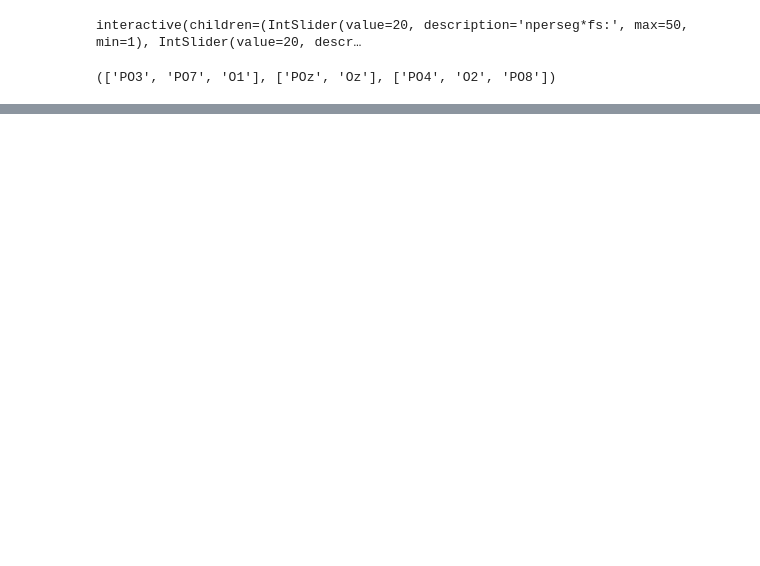
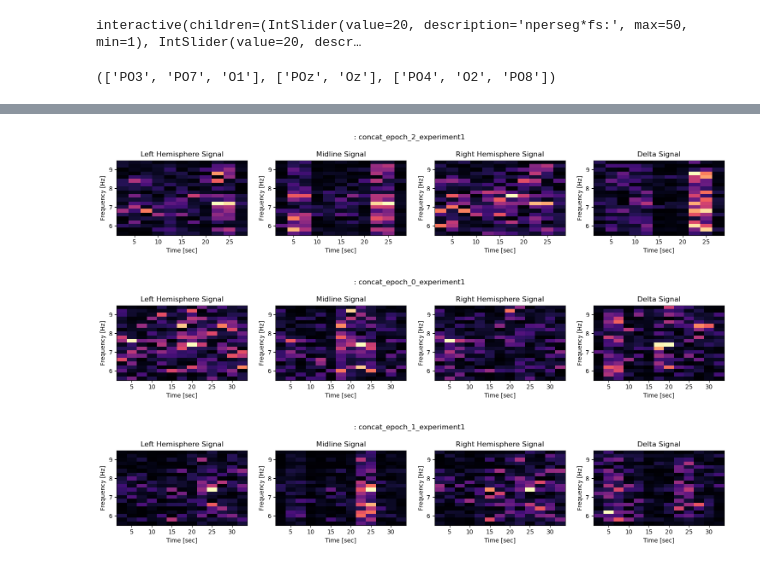
Before and after one commit to alken01/BCI, a Jupyter notebook: analysis.ipynb, the cells around one changed output, grey strips where cells are left out. Cells and saved outputs as stored; diff of their text form; code cells hidden in the pictures; blank space fills up the shorter version.

```diff
--- a/analysis.ipynb
+++ b/analysis.ipynb
@@ -176,33 +176,37 @@ def plot_spectrogram_and_bands(eeg,title=None, band_freqs=None, f_min=5, f_max=1
         frequencies_masked = frequencies[mask]
         return frequencies_masked, times, spectrogram_masked
 
     # Plot the spectrogram using matplotlib
 
     # fig, axs = plt.subplots(nrows=2, ncols=3,figsize=(15, 6))
     fig, axs = plt.subplots(nrows=1, ncols=4,figsize=(15, 3))
     def plot_sepctro(ax, signal, title, nfft, nperseg):
         frequencies_masked, times, spectrogram_masked = masked_spectogram(signal, nperseg=nperseg,nfft=nfft)
         ax.pcolormesh(times, frequencies_masked, spectrogram_masked, cmap ='magma')
         ax.set_ylim(f_min, f_max)
         ax.set_ylabel('Frequency [Hz]')
         ax.set_xlabel('Time [sec]')
         ax.set_title(title)
         # add yline for stimulus
         # for stim in eeg.stimulus_frequency:
         #     ax.axhline(y=stim, color='gray', linestyle='--')
 
 
     plot_sepctro(axs[0], left_hemisphere_signal, 'Left Hemisphere Signal', nfft, nperseg)
     plot_sepctro(axs[1], midline_hemisphere_signal, 'Midline Signal', nfft, nperseg)
     plot_sepctro(axs[2], right_hemisphere_signal, 'Right Hemisphere Signal', nfft, nperseg)
     plot_sepctro(axs[3], right_hemisphere_signal-left_hemisphere_signal, 'Delta Signal', nfft, nperseg)
 
     if title:
         fig.suptitle(title)
     plt.tight_layout()
     plt.show()
 
 for eeg in eeg_data:
-    if('Right' in eeg.title or 'Left' in eeg.title):
-        plot_spectrogram_and_bands(eeg, title = eeg.title, band_freqs=eeg.stimulus_frequency, nfft=30, nperseg=20)
+    # if('Right' in eeg.title or 'Left' in eeg.title):
+        plot_spectrogram_and_bands(eeg, title = eeg.title, band_freqs=eeg.stimulus_frequency, nfft=5, nperseg=5)
+# %% [output]
+[figure, added]
+[figure, added]
+[figure, added]
 # %%
```
Also changed, not shown: parts of 7 cells of this notebook, 13 other files.
